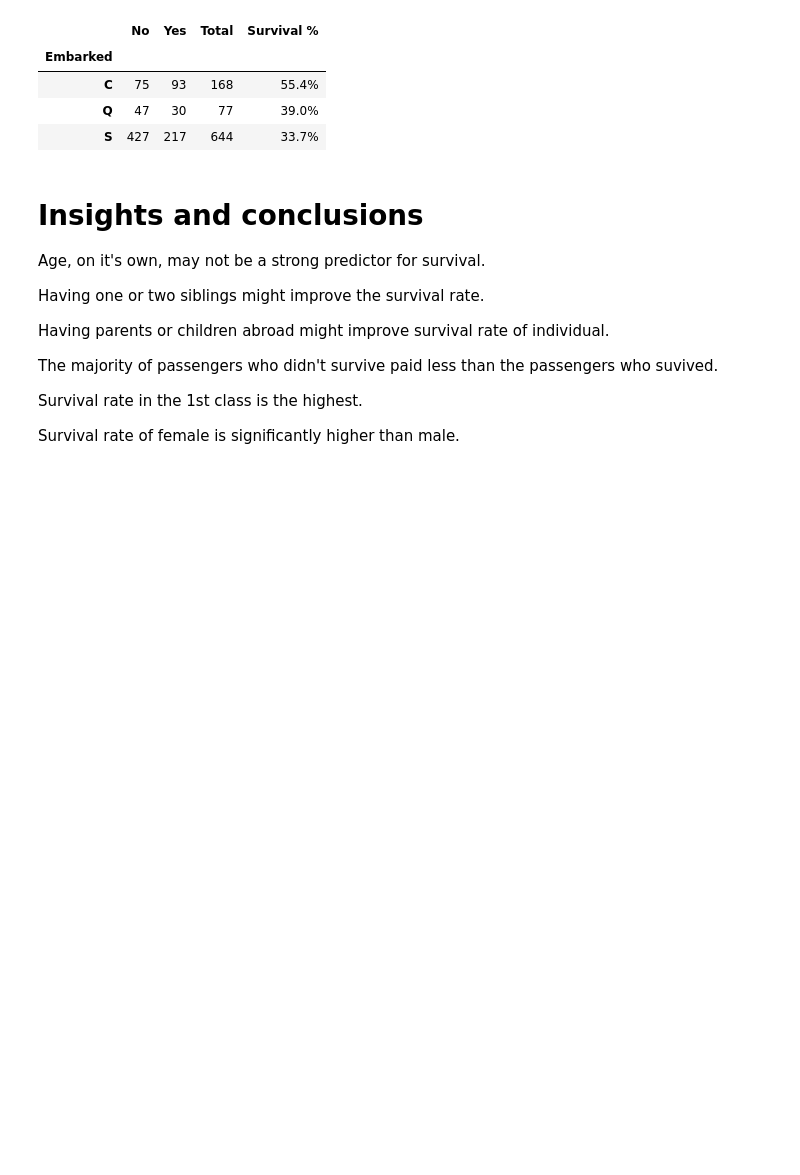
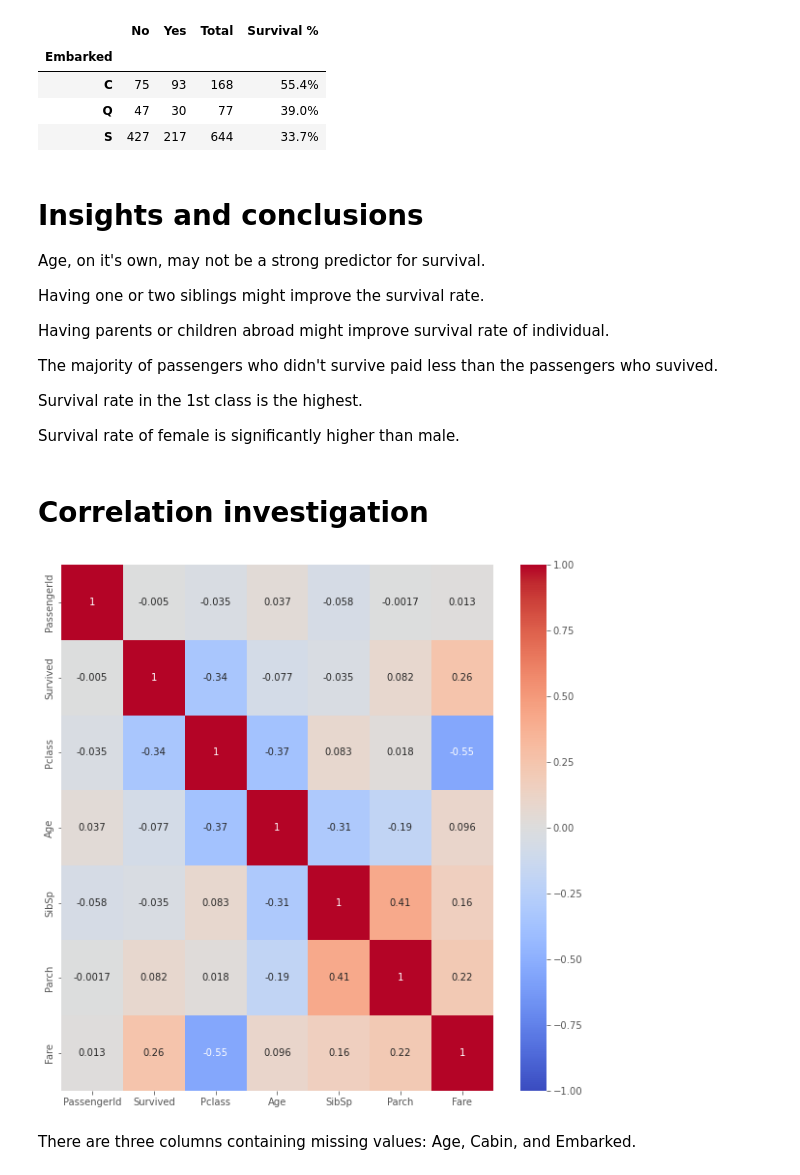
Before and after one commit to Yichen575/kaggle-projects, a Jupyter notebook: titanic/Data-analysis.ipynb, the cells around one changed output. Drawn from its saved outputs; the diff is of its cells as text; code cells hidden in the pictures; blank space fills up the shorter version.

```diff
--- a/titanic/Data-analysis.ipynb
+++ b/titanic/Data-analysis.ipynb
@@ -614,3 +614,15 @@ The majority of passengers who didn't survive paid less than the passengers who
 Survival rate in the 1st class is the highest.
 
 Survival rate of female is significantly higher than male.
+# %% [markdown]
+# Correlation investigation
+# %%
+
+corr= train.corr()
+plt.figure(figsize= (10,10))
+sns.heatmap(corr, annot=True, cmap='coolwarm', vmin=-1, vmax=1)
+plt.show()
+# %% [output]
+[figure, added]
+# %% [markdown]
+There are three columns containing missing values: Age, Cabin, and Embarked.
```
Also changed, not shown: parts of 1 cell of this notebook.
